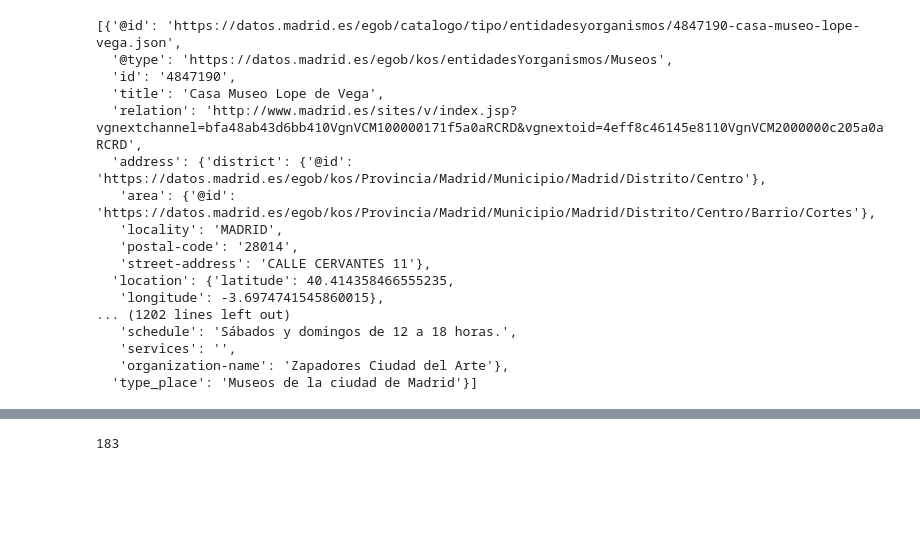
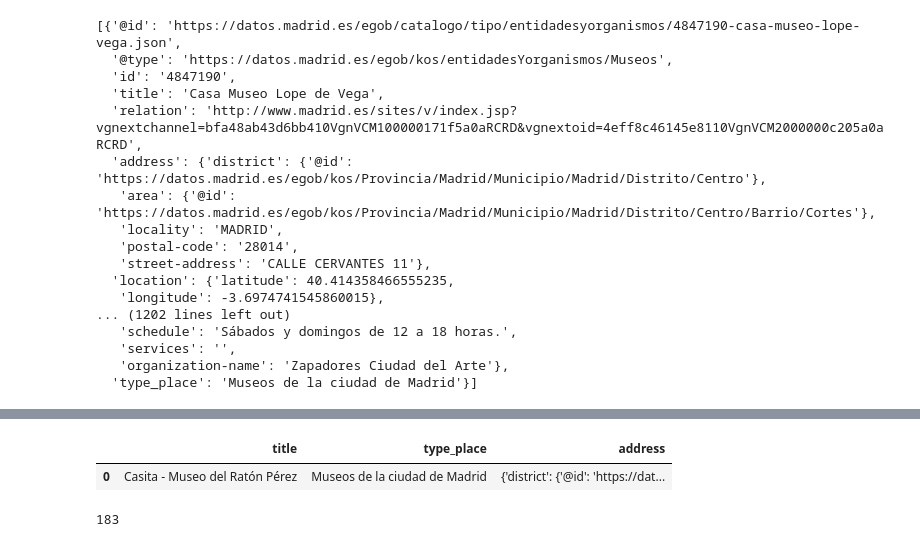
Before and after one commit to elvestevez/biciMAD_project_m1, a Jupyter notebook: notebooks/test_api.ipynb, the cells around one changed output, grey strips where cells are left out. Saved outputs shown, nothing was run; the diff lists cells and outputs as text; code cells hidden in the pictures; blank space fills up the shorter version.

```diff
--- a/notebooks/test_api.ipynb
+++ b/notebooks/test_api.ipynb
@@ -76,0 +96,3 @@ museum[0]["location"]
+# %%
+mus = pd.DataFrame(museum)
+mus
@@ -77,3 +102,8 @@ museum[0]["location"]
+# %%
+mus[["title", "type_place", "address"]]
+# %% [output]
+|  | title | type_place | address |
+| 0 | Casita - Museo del Ratón Pérez | Museos de la ciudad de Madrid | {'district': {'@id': 'https://dat... |
 # %%
 total_list = cultural_list + museum_list
 print(len(total_list))
```
Also changed, not shown: parts of 4 cells of this notebook, 6 other files.
